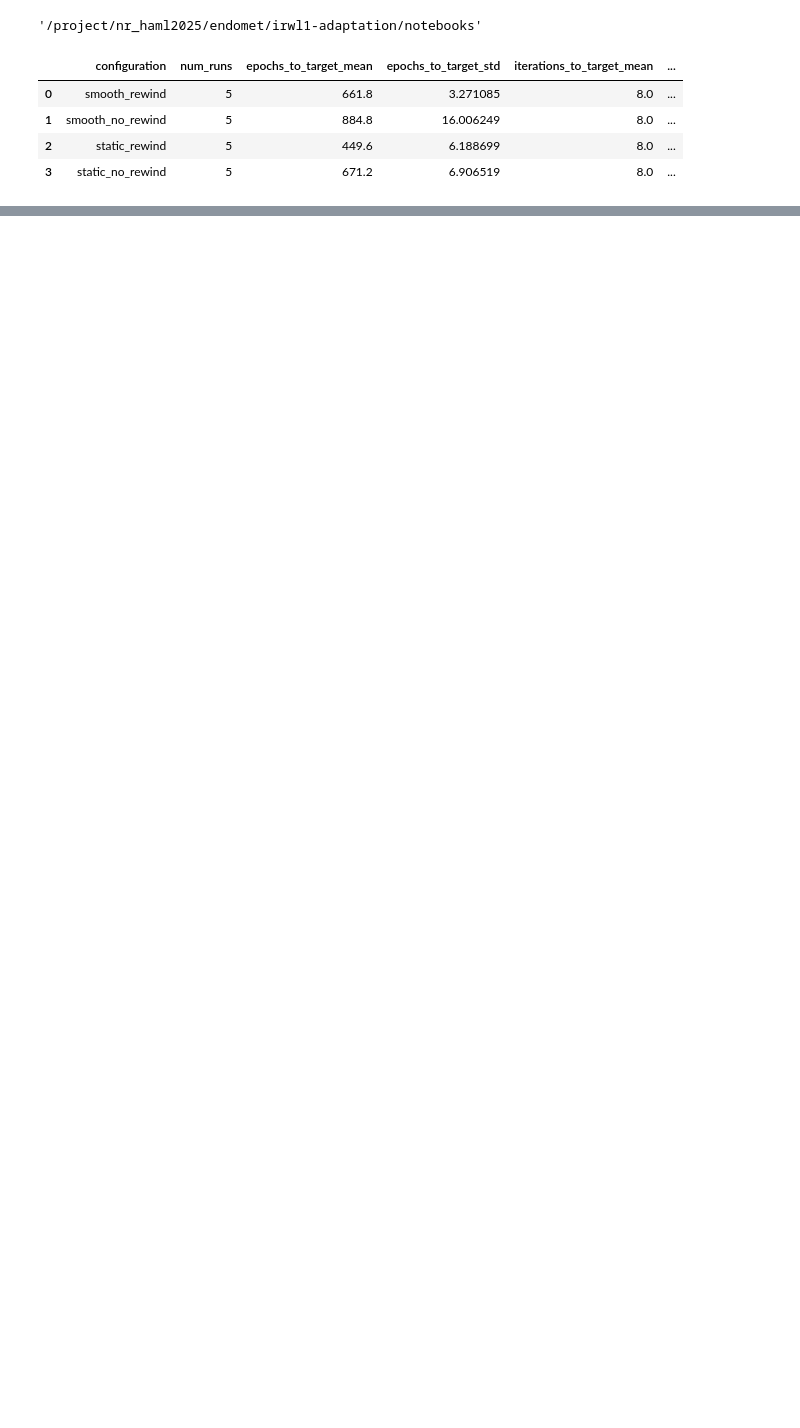
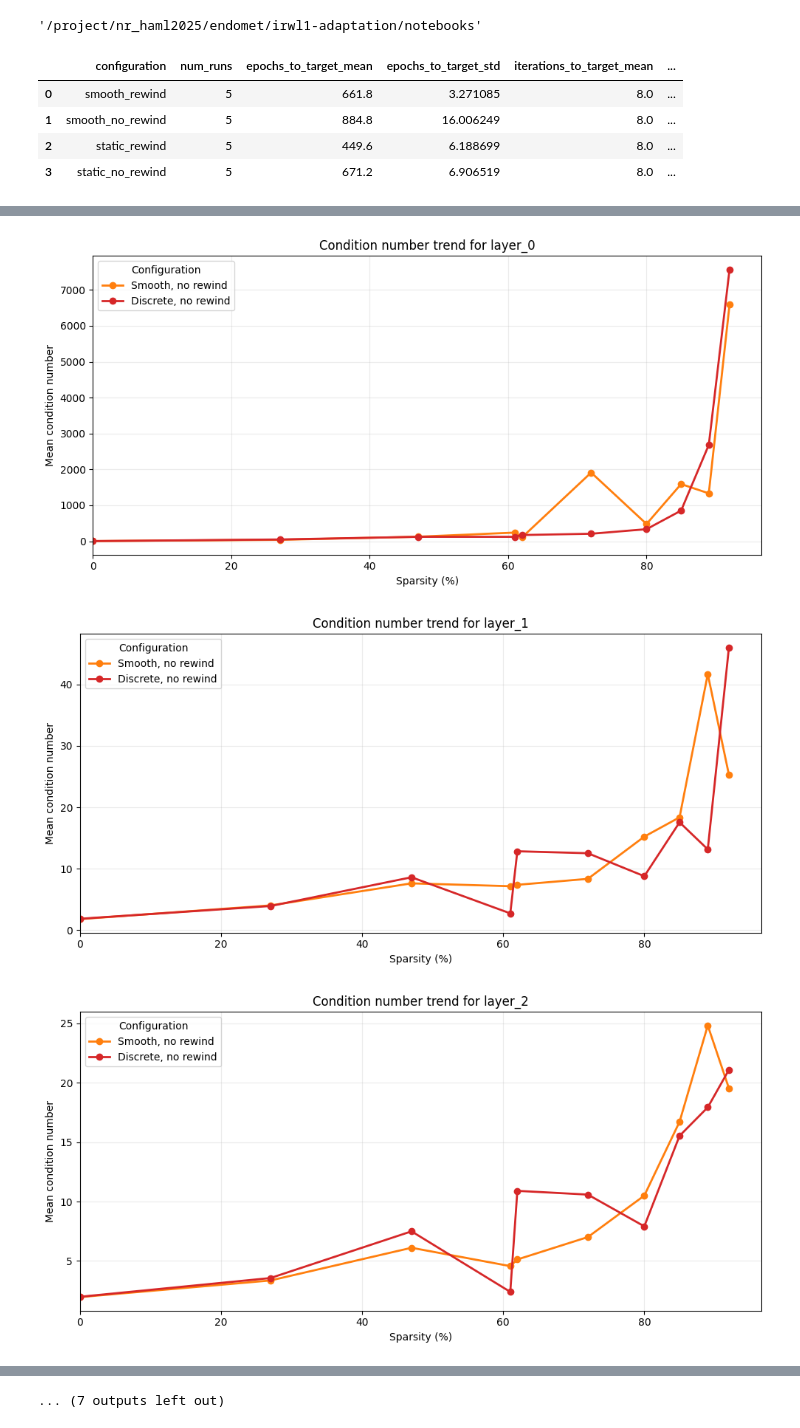
Before and after one commit to VVilmos/irwl1-adaptation, a Jupyter notebook: notebooks/compare_strategies.ipynb, the cells around one changed output, grey strips where cells are left out. Saved outputs shown, nothing was run; the diff lists cells and outputs as text; code cells hidden in the pictures; blank space fills up the shorter version.

```diff
--- a/notebooks/compare_strategies.ipynb
+++ b/notebooks/compare_strategies.ipynb
@@ -189,0 +243,67 @@ plt.show()
+# %%
+import numpy as np
+import pandas as pd
+import matplotlib.pyplot as plt
+
+checkpoint_df = pd.read_csv("../results/resnet20_pruning_all_checkpoints.csv").copy()
+
+checkpoint_df["sparsity_group"] = checkpoint_df["sparsity"].round(0).clip(lower=0.0)
+
+layer_cols = sorted(
+    [col for col in checkpoint_df.columns if col.startswith("layer_")],
+    key=lambda name: int(name.split("_")[1]),
+)
+
+configs = ["smooth_no_rewind", "static_no_rewind"]
+config_labels = {
+    "smooth_no_rewind": "Smooth, no rewind",
+    "static_no_rewind": "Discrete, no rewind",
+}
+config_colors = {
+    "smooth_no_rewind": "tab:orange",
+    "static_no_rewind": "tab:red",
+}
+
+for layer_col in layer_cols:
+    summary = (
+        checkpoint_df[checkpoint_df["configuration"].isin(configs)]
+        .groupby(["configuration", "sparsity_group"], as_index=False)
+        .agg(
+            mean_condition_number=(layer_col, "mean"),
+            std_condition_number=(layer_col, lambda values: values.std(ddof=1)),
+            num_points=(layer_col, "size"),
+        )
+        .sort_values(["configuration", "sparsity_group"])
+    )
+
+    fig, ax = plt.subplots(figsize=(10, 5))
+
+    for config_name in configs:
+        config_df = summary[summary["configuration"] == config_name].sort_values("sparsity_group")
+        if config_df.empty:
+            continue
+
+        x = config_df["sparsity_group"].to_numpy()
+        y = config_df["mean_condition_number"].to_numpy()
+
+        ax.plot(
+            x,
+            y,
+            marker="o",
+            linewidth=2,
+            color=config_colors[config_name],
+            label=config_labels[config_name],
+        )
+
+    ax.set_title(f"Condition number trend for {layer_col}")
+    ax.set_xlabel("Sparsity (%)")
+    ax.set_ylabel("Mean condition number")
+    ax.set_xlim(left=0)
+    ax.grid(True, alpha=0.25)
+    ax.legend(title="Configuration")
+    plt.tight_layout()
+    plt.show()
+# %% [output]
+[figure, added]
+[figure, added]
+[figure, added]
@@ -189,0 +319 @@ plt.show()
+... (7 outputs left out)
```
Also changed, not shown: parts of 8 cells of this notebook, 13 other files.
